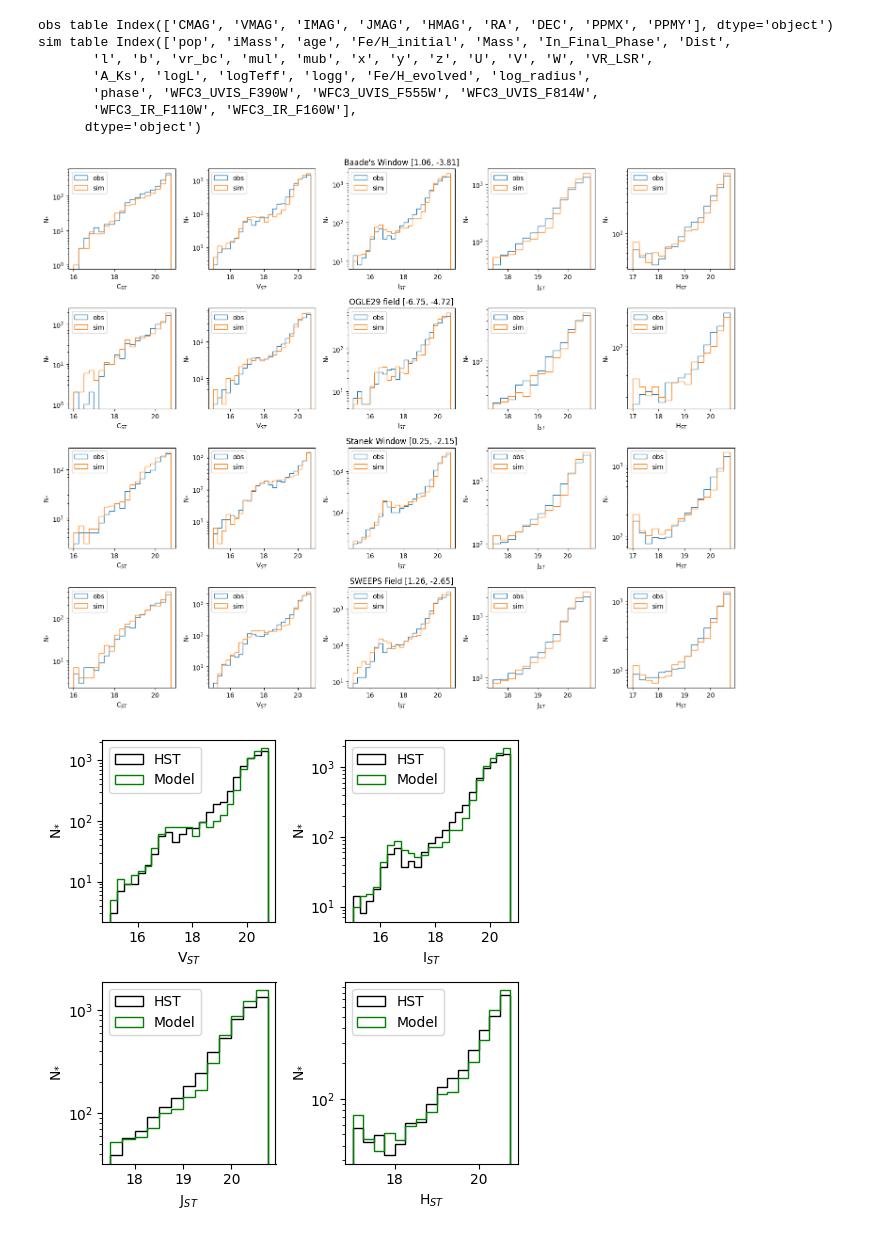
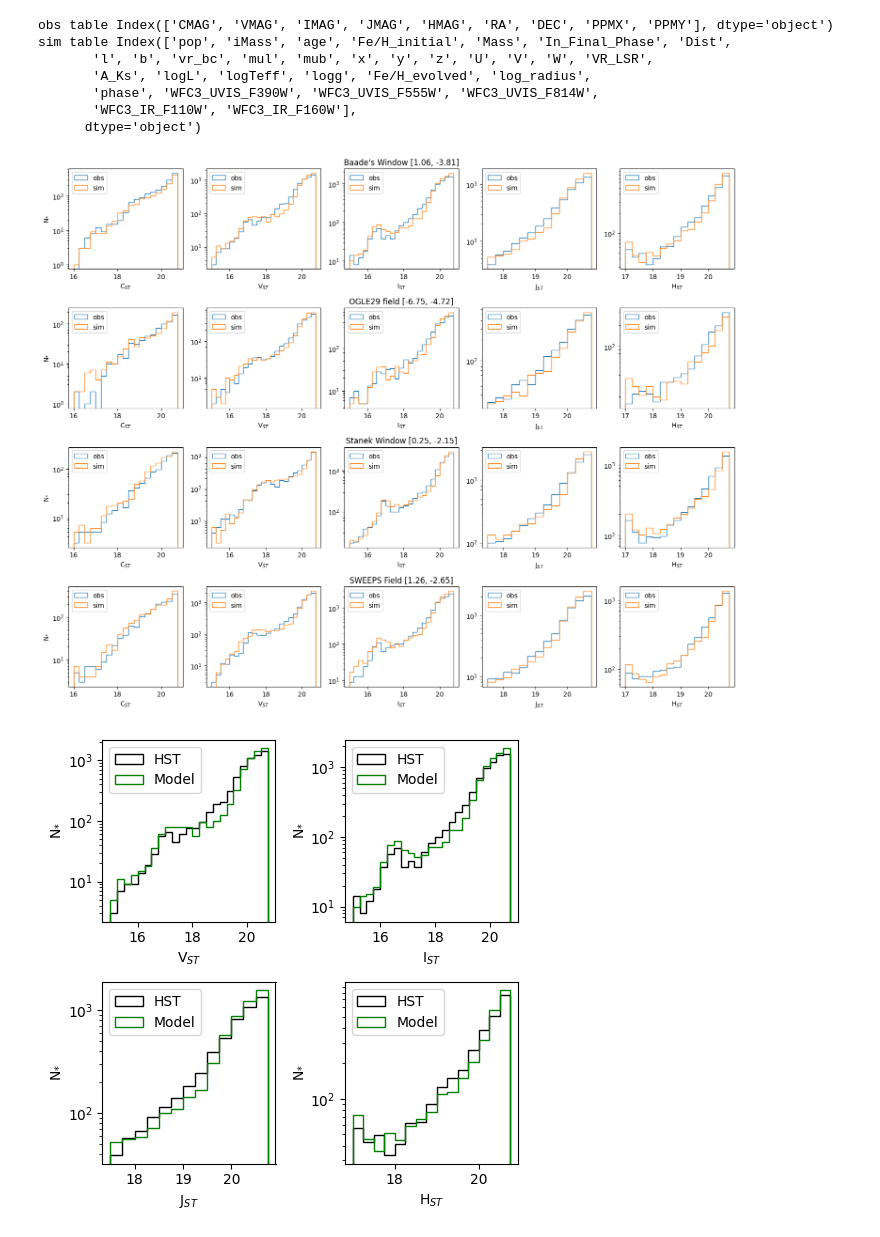
Before and after one commit to synthpop-galaxy/synthpop-model-eval, a Jupyter notebook: hst_bulge_treasury.ipynb, the cells around one changed output. Drawn from its saved outputs; the diff is of its cells as text; code cells hidden in the pictures.

```diff
--- a/hst_bulge_treasury.ipynb
+++ b/hst_bulge_treasury.ipynb
@@ -167,26 +156,28 @@ sim table Index(['pop', 'iMass', 'age', 'Fe/H_initial', 'Mass', 'In_Final_Phase'
 # %%
 filt_list = {'C':'WFC3_UVIS_F390W','V':'WFC3_UVIS_F555W','I':'WFC3_UVIS_F814W','J':'WFC3_IR_F110W','H':'WFC3_IR_F160W'}
 filt_lims = {'C':[16,21],'V':[15,21],'I':[15,21],'J':[17.5,21],'H':[17,21]}
 plt.subplots(nrows=4,ncols=5,figsize=(15,12))
 for i,field in enumerate(fields):
     j=0
     for filt in filt_list.keys():
         plt.subplot(4,5,1+j+5*i)
         if j==2:
             plt.title(field_names[i]+' '+str(coords[i]))
         bins = np.arange(*filt_lims[filt],0.25)
         plt.hist(odats[i][filt+'MAG'],bins=bins,histtype='step',label='obs')
         #plt.plot(bins[1:]-, dhist[0]*ahist[0]/qhist[0])
         plt.hist(sdats[i][filt_list[filt]],bins=bins,histtype='step',label='sim')
         plt.legend()
         plt.yscale('log')
+        if j==0:
+            plt.ylabel(r'N$_{*}$')
+        plt.xlabel(filt+r'$_{ST}$')
         j+=1
-        plt.ylabel(r'N$_{*}$')
-        plt.xlabel(filt+r'$_{ST}$')
+
 plt.tight_layout()
-plt.savefig('hst_bulgetreasury_lumfuncs.pdf')
+plt.savefig('figures/hst_bulgetreasury_lumfuncs.pdf')
 # %% [output]
-[figure, old version]
+[figure, new version]
 # %%
 filt_list = {'V':'WFC3_UVIS_F555W','I':'WFC3_UVIS_F814W','J':'WFC3_IR_F110W','H':'WFC3_IR_F160W'}
 filt_lims = {'V':[15,21],'I':[15,21],'J':[17.5,21],'H':[17,21]}
```
Also changed, not shown: parts of 7 cells of this notebook, 5 other files.
